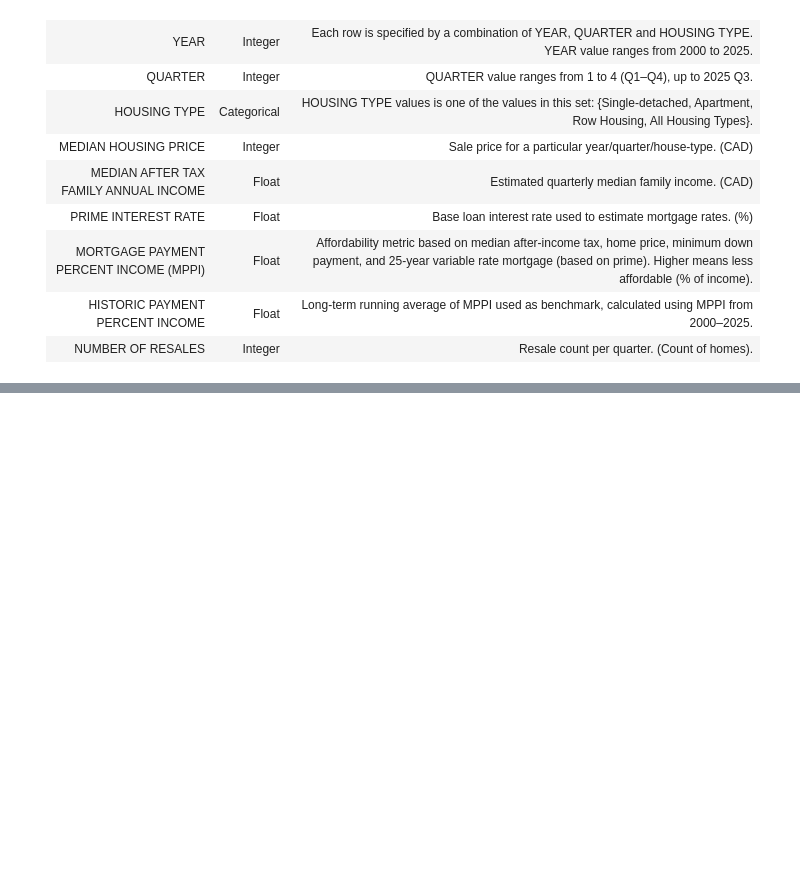
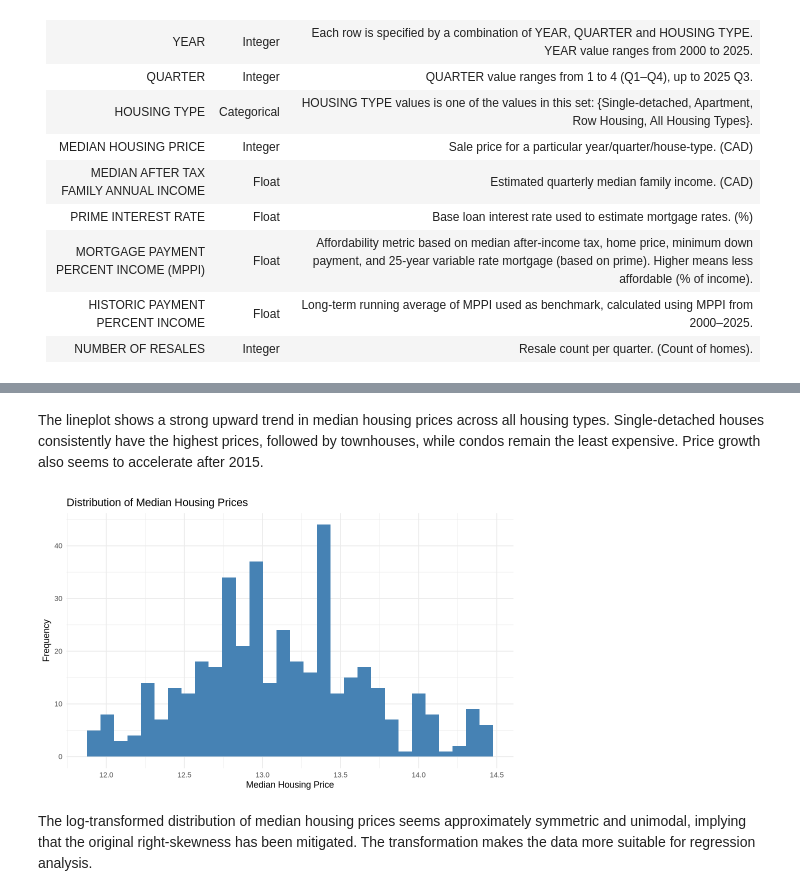
Before and after one commit to Myra05/STAT-306-project, a Jupyter notebook: project_report.ipynb, the cells around one changed output, grey strips where cells are left out. Cells and saved outputs as stored; diff of their text form; code cells hidden in the pictures; blank space fills up the shorter version.

```diff
--- a/project_report.ipynb
+++ b/project_report.ipynb
@@ -79,0 +158,18 @@ The data was almost completely clean from the start, there was nothing missing,
+# %% [markdown]
+The lineplot shows a strong upward trend in median housing prices across all housing types. Single-detached houses consistently have the highest prices, followed by townhouses, while condos remain the least expensive. Price growth also seems to accelerate after 2015.
+# %%
+#log-transformed distribution
+ggplot(vancouver_data) +
+  geom_histogram(aes(x = log(median_housing_price)), bins = 30, fill = "steelblue") +
+  scale_x_continuous(labels = scales::comma) +
+  theme_minimal() +
+  labs(
+    title = "Distribution of Median Housing Prices",
+    x = "Median Housing Price",
+    y = "Frequency"
+  )
+options(repr.plot.width = 6, repr.plot.height = 4)
+# %% [output]
+[figure, added]
+# %% [markdown]
+The log-transformed distribution of median housing prices seems approximately symmetric and unimodal, implying that the original right-skewness has been mitigated. The transformation makes the data more suitable for regression analysis.
```
Also changed, not shown: parts of 11 cells of this notebook.
